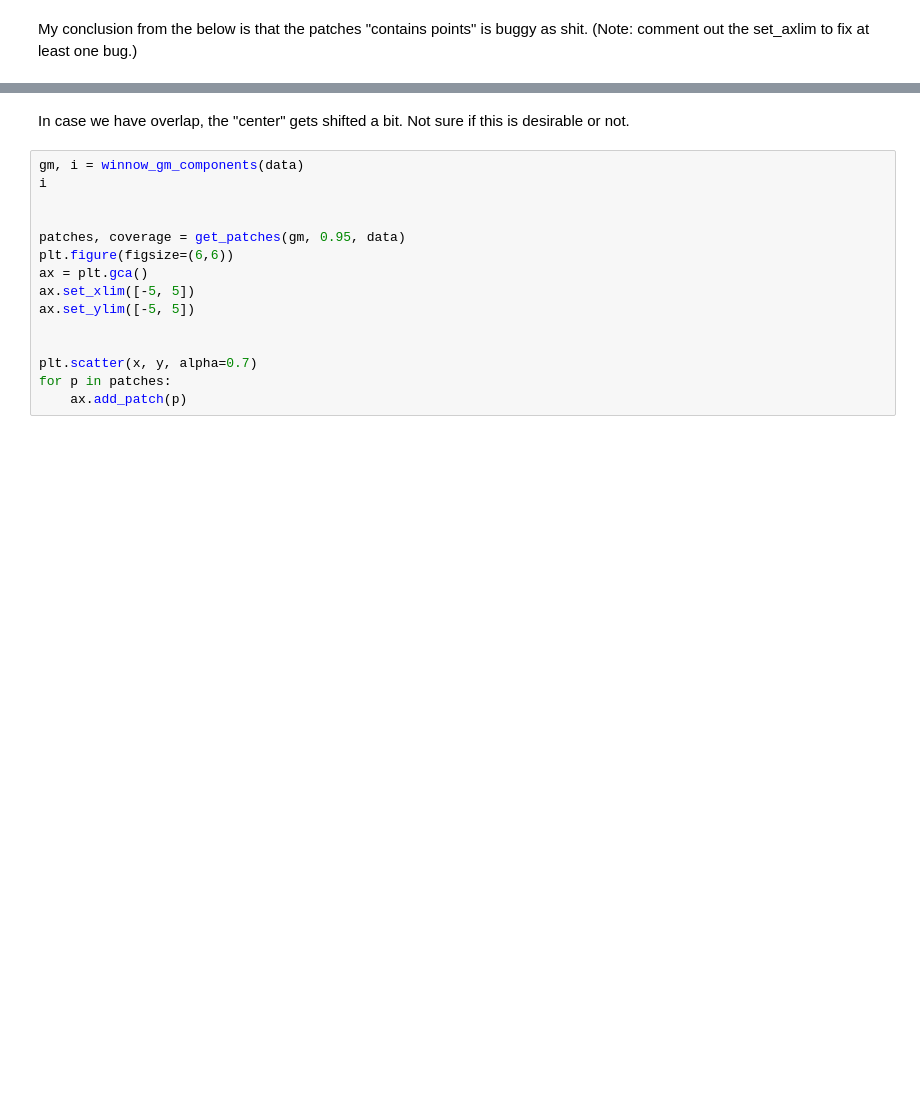
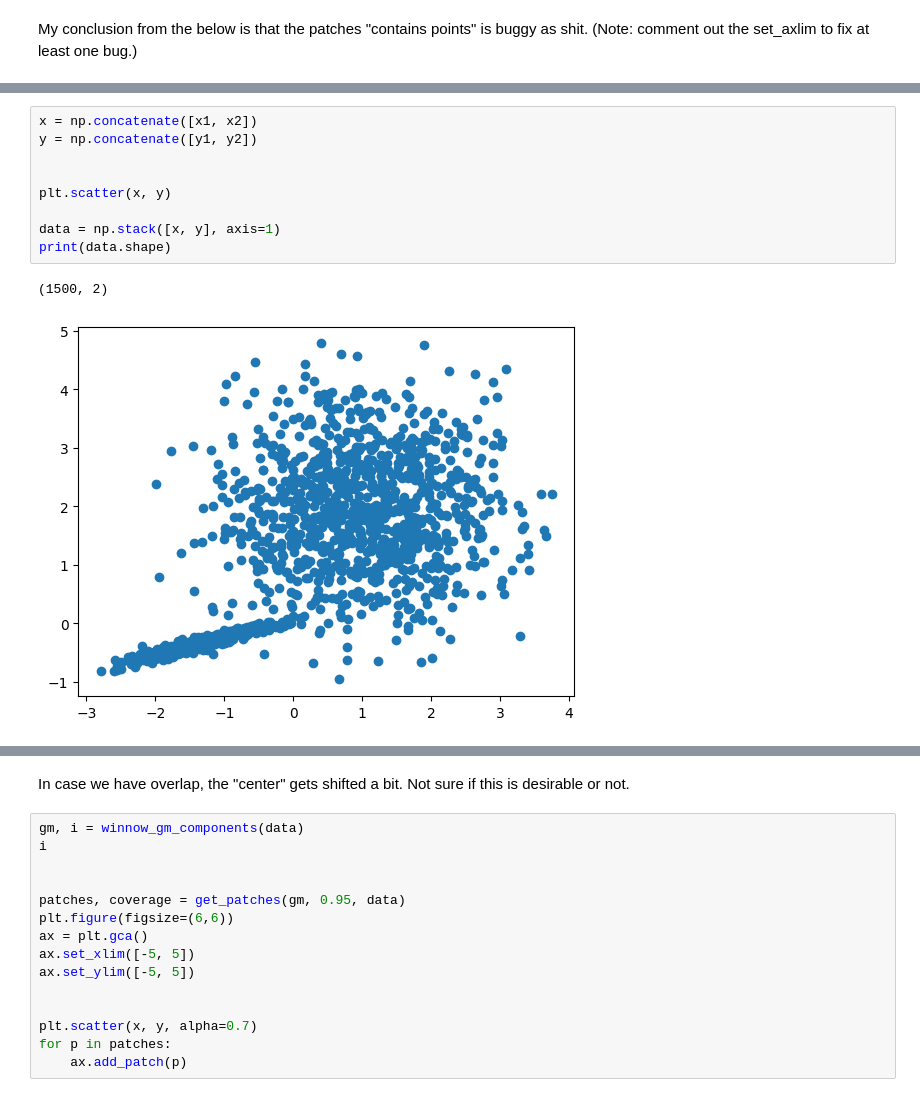
Before and after one commit to chenhi/groove_gang, a Jupyter notebook: intra_clustering.ipynb, the cells around one changed output, grey strips where cells are left out. Cells and saved outputs as stored; diff of their text form; blank space fills up the shorter version.

```diff
--- a/intra_clustering.ipynb
+++ b/intra_clustering.ipynb
@@ -192 +224,13 @@ print(data.shape)
+# %%
+x = np.concatenate([x1, x2])
+y = np.concatenate([y1, y2])
+
+
+plt.scatter(x, y)
+
+data = np.stack([x, y], axis=1)
+print(data.shape)
+# %% [output]
+(1500, 2)
+[figure, added]
 # %%
```
Also changed, not shown: parts of 15 cells of this notebook.
